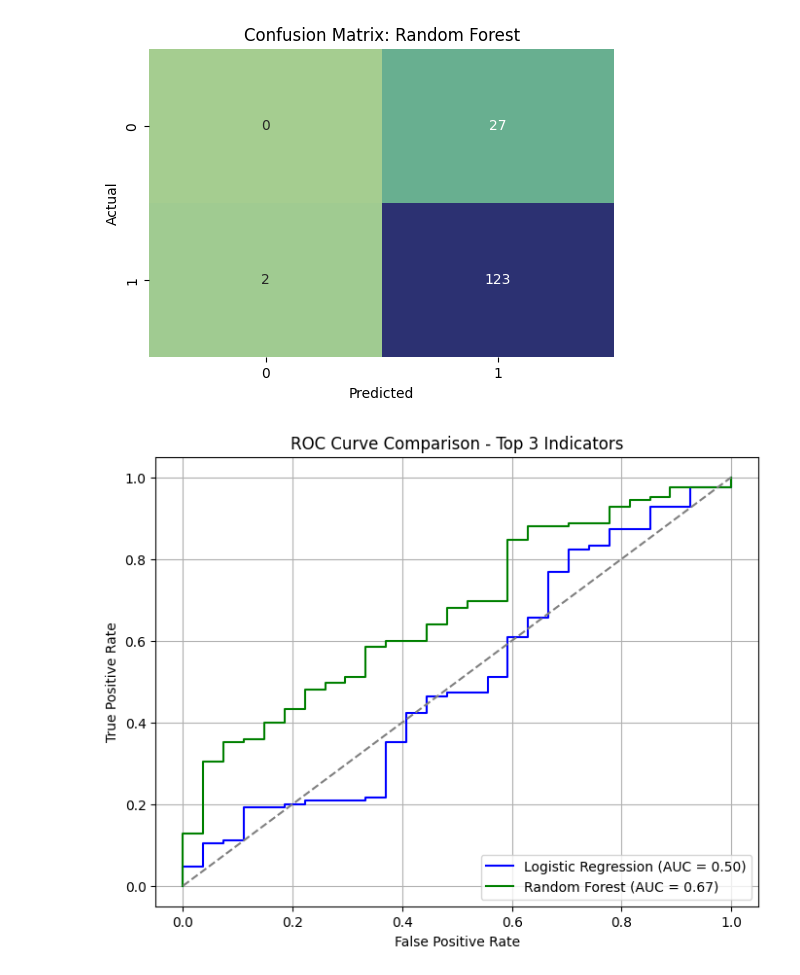
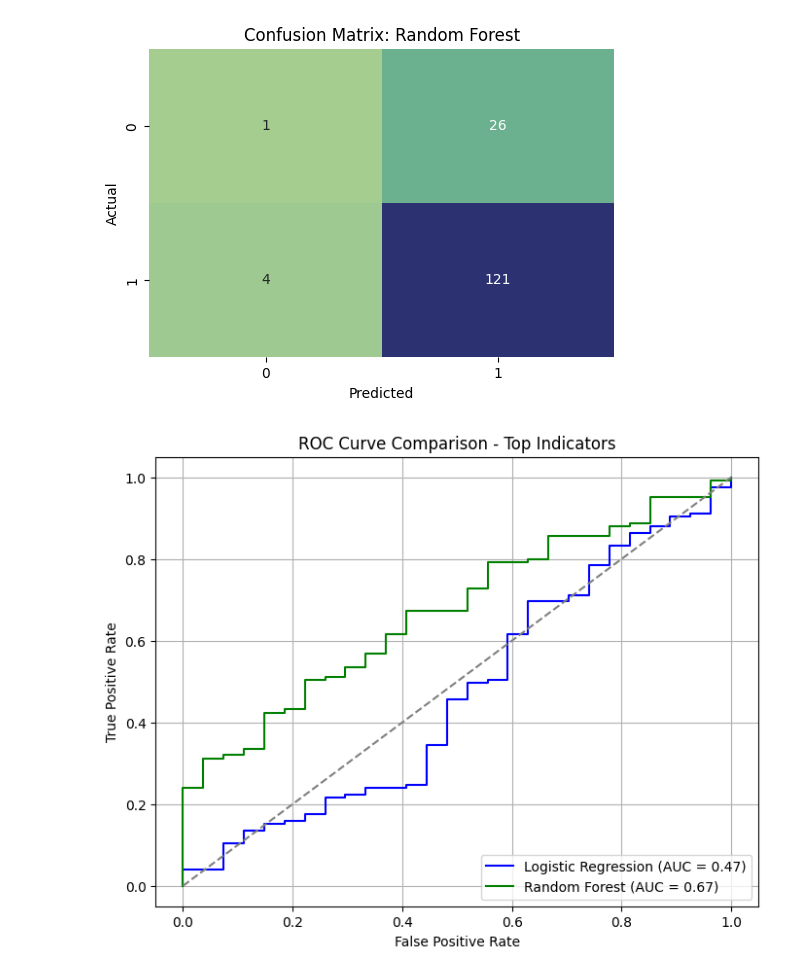
Before and after one commit to Bdowdle4/Dowdle_Analytics_Capstone, a Jupyter notebook: Notebooks/modeling.ipynb, the cells around one changed output. Drawn from its saved outputs; the diff is of its cells as text; code cells hidden in the pictures.

```diff
--- a/Notebooks/modeling.ipynb
+++ b/Notebooks/modeling.ipynb
@@ -261,6 +261,6 @@ The predictive modeling process did not confirm that procurement order complianc
 # %%
 # Select subset of features
-selected_features = ['defect_rate', 'price_diff', 'quantity']
+selected_features = ['defect_rate', 'price_diff', 'quantity', 'lead_time_days']
 X_sf = df[selected_features]
 y_sf = df['compliance']
 
@@ -362,21 +362,21 @@ plt.show()
 # %%
 # --- ROC Curve Comparison ---
 fpr_lr, tpr_lr, _ = roc_curve(y_sf_test, y_proba_sf)
 fpr_rf, tpr_rf, _ = roc_curve(y_sf_test, y_sf_proba)
 
 plt.figure(figsize=(8, 6))
 plt.plot(fpr_lr, tpr_lr, label=f"Logistic Regression (AUC = {roc_auc_score(y_sf_test, y_proba_sf):.2f})", color='blue')
 plt.plot(fpr_rf, tpr_rf, label=f"Random Forest (AUC = {roc_auc_score(y_sf_test, y_sf_proba):.2f})", color='green')
 plt.plot([0, 1], [0, 1], linestyle='--', color='gray')
 
-plt.title("ROC Curve Comparison - Top 3 Indicators")
+plt.title("ROC Curve Comparison - Top Indicators")
 plt.xlabel("False Positive Rate")
 plt.ylabel("True Positive Rate")
 plt.legend(loc='lower right')
 plt.grid(True)
 plt.show()
 # %% [output]
-[figure, old version]
+[figure, new version]
 # %% [markdown]
 ### Reflection 2
 | Model              | AUC Score | Interpretation                                                                 |
```
Also changed, not shown: parts of 3 cells of this notebook, 1 other file.
